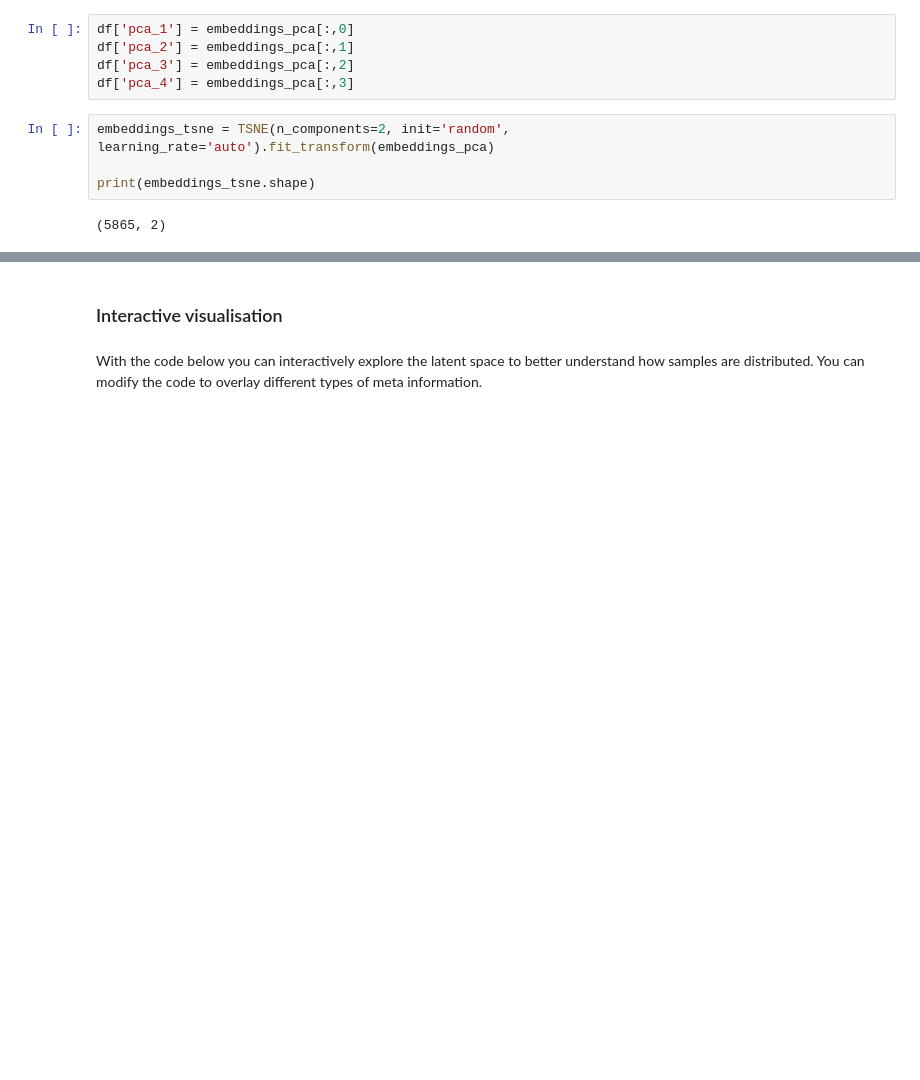
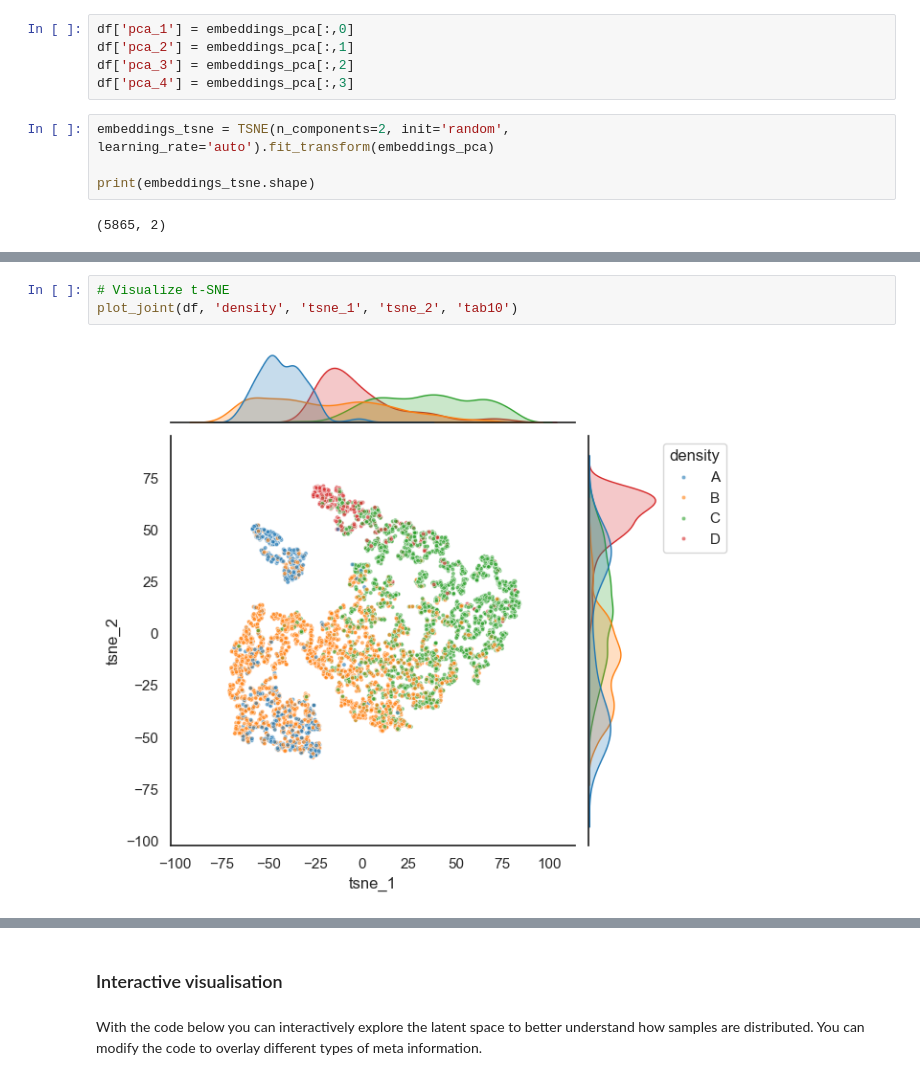
Before and after one commit to kimon2199/mammographic-dencity-prediction, a Jupyter notebook: notebook.ipynb, the cells around one changed output, grey strips where cells are left out. Drawn from its saved outputs; the diff is of its cells as text; blank space fills up the shorter version.

```diff
--- a/notebook.ipynb
+++ b/notebook.ipynb
@@ -1024,0 +1016,5 @@ Error:
+# %%
+# Visualize t-SNE
+plot_joint(df, 'density', 'tsne_1', 'tsne_2', 'tab10')
+# %% [output]
+[figure, added]
```
Also changed, not shown: parts of 32 cells of this notebook.
